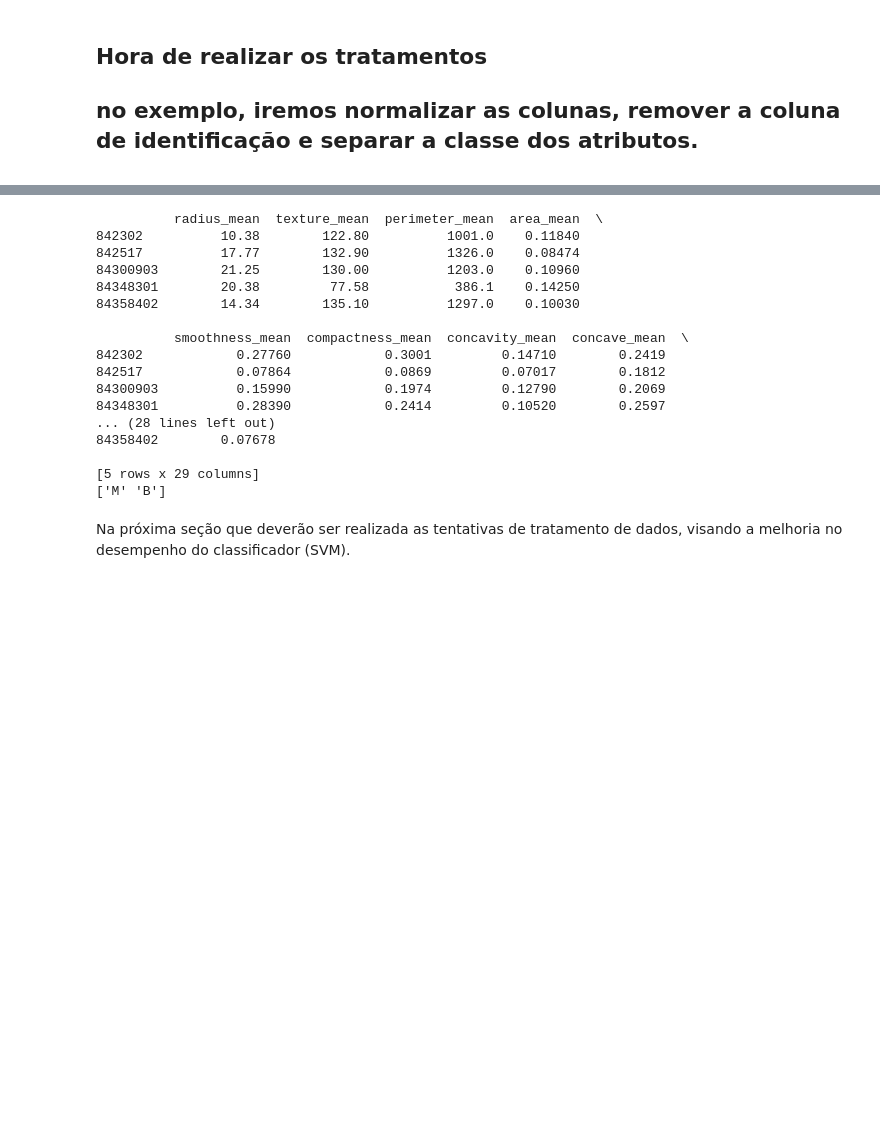
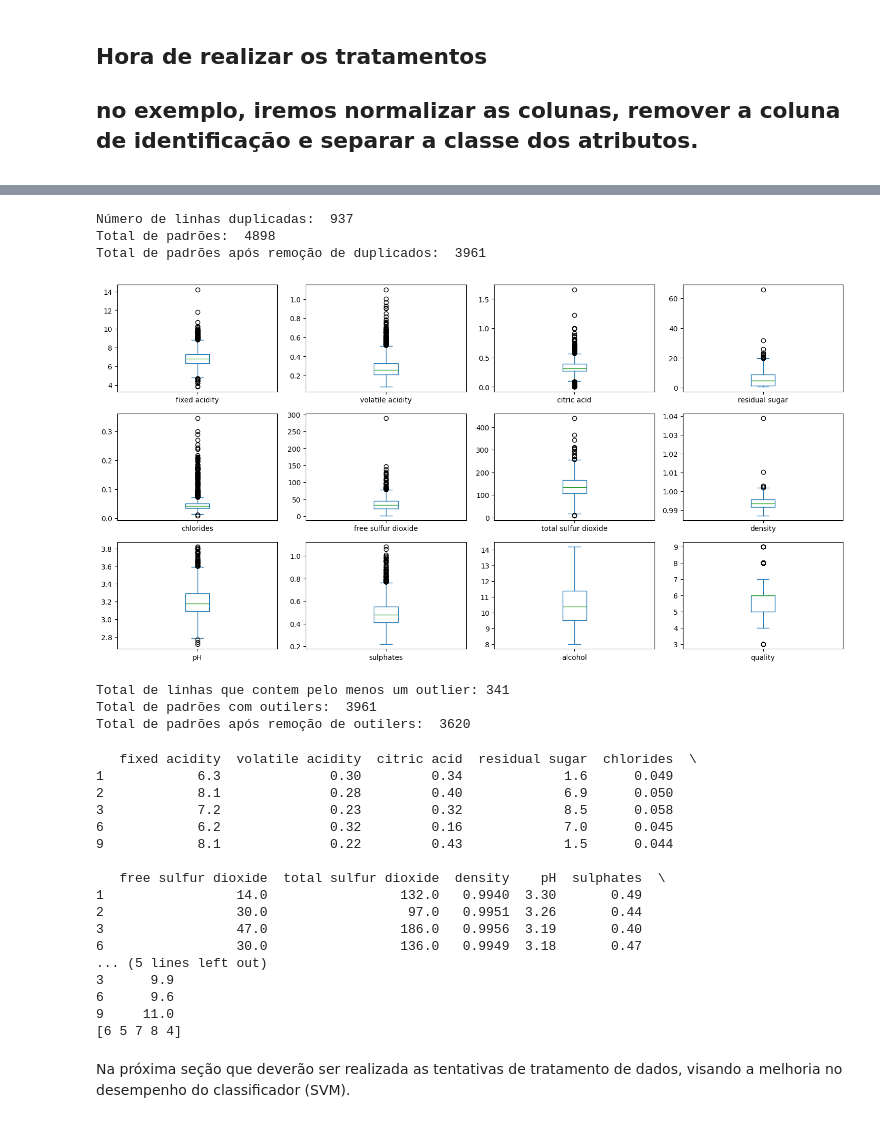
Before and after one commit to raraujor/iaap-ufpr-IAA006-arquitetura-de-dados, a Jupyter notebook: arq_dados_atividade_02.ipynb, the cells around one changed output, grey strips where cells are left out. Saved outputs shown, nothing was run; the diff lists cells and outputs as text; code cells hidden in the pictures; blank space fills up the shorter version.

```diff
--- a/arq_dados_atividade_02.ipynb
+++ b/arq_dados_atividade_02.ipynb
@@ -110,0 +119,11 @@ cancer.describe()
+# %%
+# Verificação e remoção de duplicados
+print("Número de linhas duplicadas: ", winequality_df.duplicated().sum())
+
+winequality_df_no_dups = winequality_df.drop_duplicates()
+print("Total de padrões: ", winequality_df.shape[0])
+print("Total de padrões após remoção de duplicados: ", winequality_df_no_dups.shape[0])
+# %% [output]
+Número de linhas duplicadas:  937
+Total de padrões:  4898
+Total de padrões após remoção de duplicados:  3961
@@ -111,28 +146,49 @@ cancer.describe()
+# %%
+from scipy.stats import zscore
+
+# Buscaa por outliers
+
+winequality_df_no_dups.plot(kind='box', subplots=True, layout=(4, 4), figsize=(15, 10), sharex=False, sharey=False)
+plt.tight_layout()
+plt.show()
+
+z_scores = winequality_df_no_dups.select_dtypes(include='number').apply(zscore)
+outliers = (abs(z_scores) > 3)  # Z-score > 3 considered outlier
+
+print("Total de linhas que contem pelo menos um outlier:", np.sum(np.any(outliers, axis=1)))
+
+winequality_df_no_dups_no_outliers = winequality_df_no_dups[(~outliers).all(axis=1)]
+print("Total de padrões com outilers: ", winequality_df_no_dups.shape[0])
+print("Total de padrões após remoção de outilers: ", winequality_df_no_dups_no_outliers.shape[0])
+# %% [output]
+[figure, added]
+Total de linhas que contem pelo menos um outlier: 341
+Total de padrões com outilers:  3961
+Total de padrões após remoção de outilers:  3620
 # %%
-X = cancer.iloc[:,2:]
-cols = cancer_colunas[2:]
+X = winequality_df_no_dups_no_outliers.drop('quality', axis=1)
 print(X.head())
-Y = cancer['id']
-Y_orig = cancer['id']
+Y = winequality_df_no_dups_no_outliers['quality']
+Y_orig = winequality_df['quality']
 print(Y.unique())
 # %% [output]
-          radius_mean  texture_mean  perimeter_mean  area_mean  \
-842302          10.38        122.80          1001.0    0.11840
-842517          17.77        132.90          1326.0    0.08474
-84300903        21.25        130.00          1203.0    0.10960
-84348301        20.38         77.58           386.1    0.14250
-84358402        14.34        135.10          1297.0    0.10030
+   fixed acidity  volatile acidity  citric acid  residual sugar  chlorides  \
+1            6.3              0.30         0.34             1.6      0.049
+2            8.1              0.28         0.40             6.9      0.050
+3            7.2              0.23         0.32             8.5      0.058
+6            6.2              0.32         0.16             7.0      0.045
+9            8.1              0.22         0.43             1.5      0.044
 
-          smoothness_mean  compactness_mean  concavity_mean  concave_mean  \
-842302            0.27760            0.3001         0.14710        0.2419
-842517            0.07864            0.0869         0.07017        0.1812
-84300903          0.15990            0.1974         0.12790        0.2069
-84348301          0.28390            0.2414         0.10520        0.2597
-... (28 lines left out)
-84358402        0.07678
-
-[5 rows x 29 columns]
-['M' 'B']
+   free sulfur dioxide  total sulfur dioxide  density    pH  sulphates  \
+1                 14.0                 132.0   0.9940  3.30       0.49
+2                 30.0                  97.0   0.9951  3.26       0.44
+3                 47.0                 186.0   0.9956  3.19       0.40
+6                 30.0                 136.0   0.9949  3.18       0.47
+... (5 lines left out)
+3      9.9
+6      9.6
+9     11.0
+[6 5 7 8 4]
 # %% [markdown]
 Na próxima seção que deverão ser realizada as tentativas de tratamento de dados, visando a melhoria no desempenho do classificador (SVM).
 # %%
```
Also changed, not shown: parts of 16 cells of this notebook, 2 other files.
